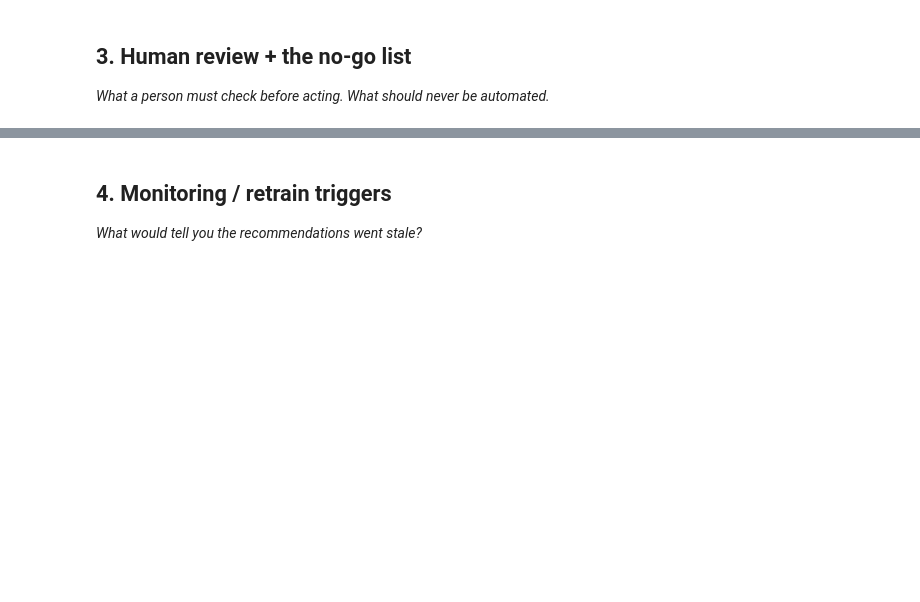
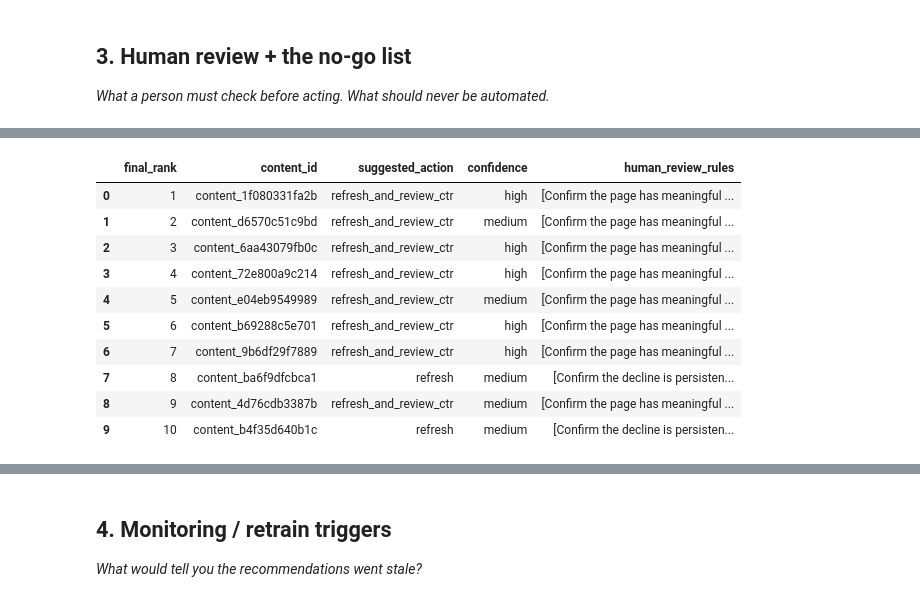
Before and after one commit to Dev-hashh/flyrank-ml-internship-starter, a Jupyter notebook: work/notebooks/w07_action_playbook.ipynb, the cells around one changed output, grey strips where cells are left out. Drawn from its saved outputs; the diff is of its cells as text; code cells hidden in the pictures; blank space fills up the shorter version.

```diff
--- a/work/notebooks/w07_action_playbook.ipynb
+++ b/work/notebooks/w07_action_playbook.ipynb
@@ -97,0 +536,80 @@ Warning: Total number of columns (28) exceeds max_columns (20) limiting to first
+# %%
+# ============================================================
+# Human Review Checklist by Suggested Action
+# ============================================================
+
+human_review_rules = {
+    "refresh": [
+        "Confirm the decline is persistent.",
+        "Check whether the page contains outdated information.",
+        "Check whether the page still matches its search intent.",
+        "Rule out seasonality, consolidation, and low-volume noise.",
+        "Identify a specific content improvement before approving a refresh."
+    ],
+
+    "refresh_and_review_ctr": [
+        "Confirm the page has meaningful search visibility.",
+        "Interpret CTR relative to average position.",
+        "Check whether the title/snippet accurately represents the page.",
+        "Rule out SERP changes or other reasons for click loss.",
+        "Do not assume low CTR alone means the title or description is poor."
+    ],
+
+    "refresh_and_review_engagement": [
+        "Check whether the content satisfies the intended search need.",
+        "Review the page structure and readability.",
+        "Look for missing explanations, examples, or useful sections.",
+        "Check engagement signals alongside search visibility.",
+        "Do not add content merely to increase word count."
+    ],
+
+    "expand_and_refresh": [
+        "Confirm that meaningful topical coverage is missing.",
+        "Identify specific sections that would improve usefulness.",
+        "Check that the page already has sufficient visibility to justify the work.",
+        "Avoid adding filler or unnecessary text."
+    ],
+
+    "monitor": [
+        "Check whether the available evidence is sufficient for intervention.",
+        "Review the page again after additional observations are available.",
+        "Monitor visibility, clicks, CTR, and position for persistent movement."
+    ]
+}
+
+
+def get_human_review_rules(action):
+    return human_review_rules.get(
+        action,
+        ["Review the page and supporting evidence before taking action."]
+    )
+
+
+action_queue["human_review_rules"] = (
+    action_queue["suggested_action"]
+    .apply(get_human_review_rules)
+)
+
+display(
+    action_queue[
+        [
+            "final_rank",
+            "content_id",
+            "suggested_action",
+            "confidence",
+            "human_review_rules"
+        ]
+    ].head(10)
+)
+# %% [output]
+|  | final_rank | content_id | suggested_action | confidence | human_review_rules |
+| 0 | 1 | content_1f080331fa2b | refresh_and_review_ctr | high | [Confirm the page has meaningful ... |
+| 1 | 2 | content_d6570c51c9bd | refresh_and_review_ctr | medium | [Confirm the page has meaningful ... |
+| 2 | 3 | content_6aa43079fb0c | refresh_and_review_ctr | high | [Confirm the page has meaningful ... |
+| 3 | 4 | content_72e800a9c214 | refresh_and_review_ctr | high | [Confirm the page has meaningful ... |
+| 4 | 5 | content_e04eb9549989 | refresh_and_review_ctr | medium | [Confirm the page has meaningful ... |
+| 5 | 6 | content_b69288c5e701 | refresh_and_review_ctr | high | [Confirm the page has meaningful ... |
+| 6 | 7 | content_9b6df29f7889 | refresh_and_review_ctr | high | [Confirm the page has meaningful ... |
+| 7 | 8 | content_ba6f9dfcbca1 | refresh | medium | [Confirm the decline is persisten... |
+| 8 | 9 | content_4d76cdb3387b | refresh_and_review_ctr | medium | [Confirm the page has meaningful ... |
+| 9 | 10 | content_b4f35d640b1c | refresh | medium | [Confirm the decline is persisten... |
```
Also changed, not shown: parts of 30 cells of this notebook.
